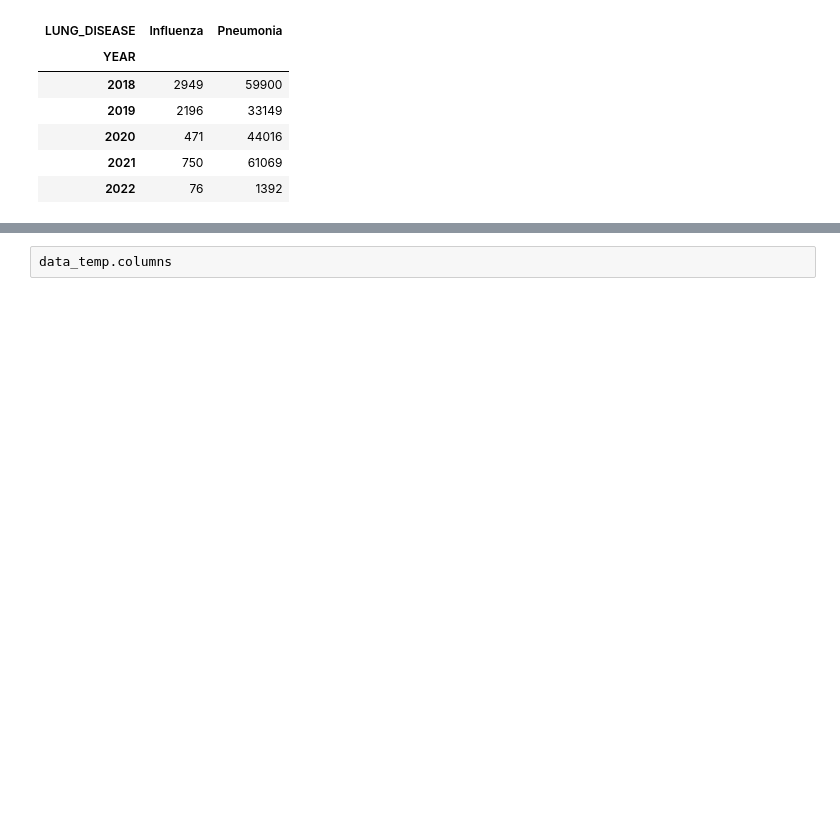
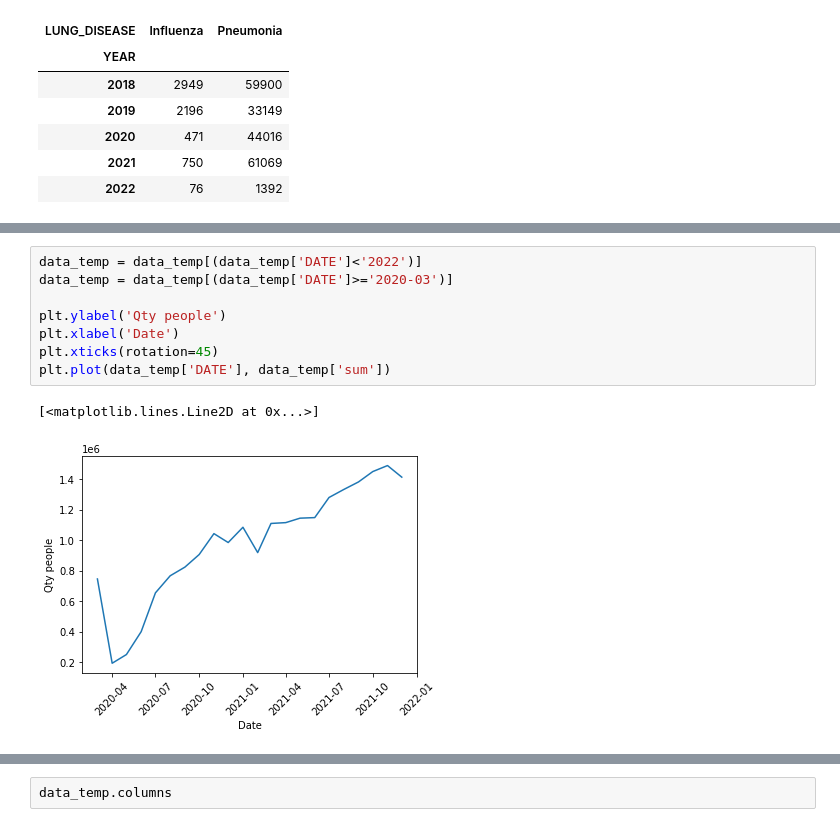
Before and after one commit to johnkbarrera/hospital_demand, a Jupyter notebook: peru_data.ipynb, the cells around one changed output, grey strips where cells are left out. Saved outputs shown, nothing was run; the diff lists cells and outputs as text; blank space fills up the shorter version.

```diff
--- a/peru_data.ipynb
+++ b/peru_data.ipynb
@@ -1762,0 +1858,11 @@ Text(0.5, 1.0, 'Qty of diseases by year')
+# %%
+data_temp = data_temp[(data_temp['DATE']<'2022')]
+data_temp = data_temp[(data_temp['DATE']>='2020-03')]
+
+plt.ylabel('Qty people')
+plt.xlabel('Date')
+plt.xticks(rotation=45)
+plt.plot(data_temp['DATE'], data_temp['sum'])
+# %% [output]
+[<matplotlib.lines.Line2D at 0x...>]
+[figure, added]
```
Also changed, not shown: parts of 31 cells of this notebook, 3 other files.
